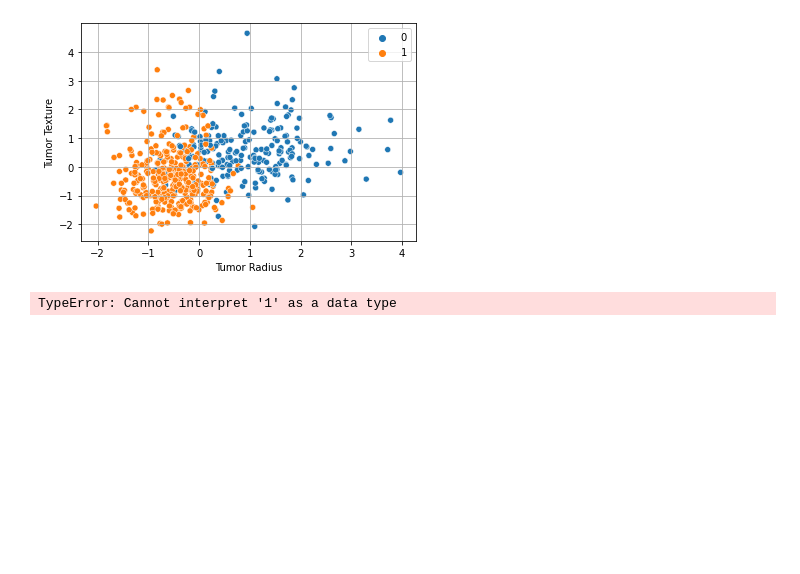
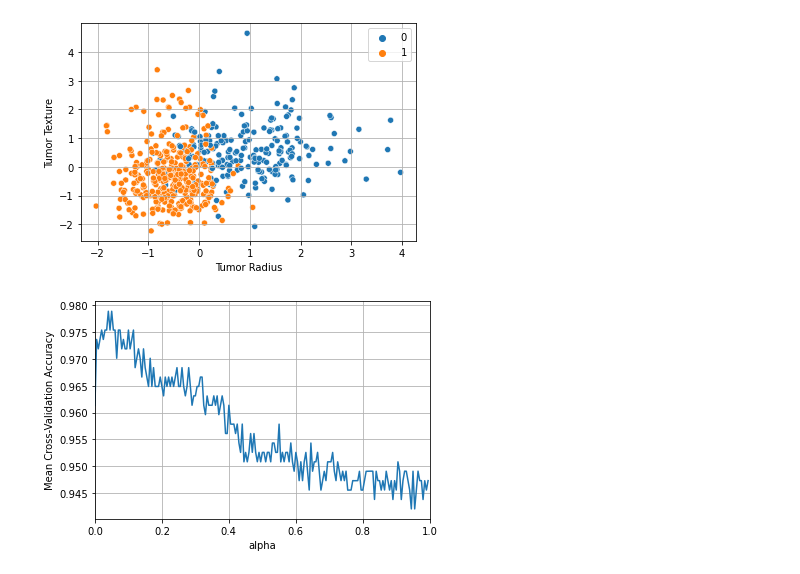
Before and after one commit to KayKozaronek/MITx_MachineLearning, a Jupyter notebook: packages_intro/tumor_diagnosis.ipynb, the cells around one changed output. Cells and saved outputs as stored; diff of their text form; code cells hidden in the pictures; blank space fills up the shorter version.

```diff
--- a/packages_intro/tumor_diagnosis.ipynb
+++ b/packages_intro/tumor_diagnosis.ipynb
@@ -32,7 +32,7 @@ plt.show()
 alpha = np.arange(1e-15, 1, 0.005)
 
 # Initialize validation score for each alpha value
-val_score = np.zeros((len(alpha), 1))
+val_scores = np.zeros((len(alpha), 1))
 
 for i in range(len(alpha)):
     # Set up SVM with hinge loss and L2 norm regularization
@@ -40,5 +40,13 @@ for i in range(len(alpha)):
     # Calculate cross validation scores for 5-fold cross validation
     score = ms.cross_val_score(model, X, y, cv=5)
     val_scores[i] = score.mean()
-# %% [output]
-TypeError: Cannot interpret '1' as a data type
+# %%
+# Plot how cross-validation score changes with alpha
+plt.plot(alpha, val_scores)
+plt.xlim(0,1)
+plt.xlabel("alpha")
+plt.ylabel("Mean Cross-Validation Accuracy")
+plt.grid(True)
+plt.show()
+# %% [output]
+[figure, added]
```
Also changed, not shown: parts of 3 cells of this notebook, 2 other files.
